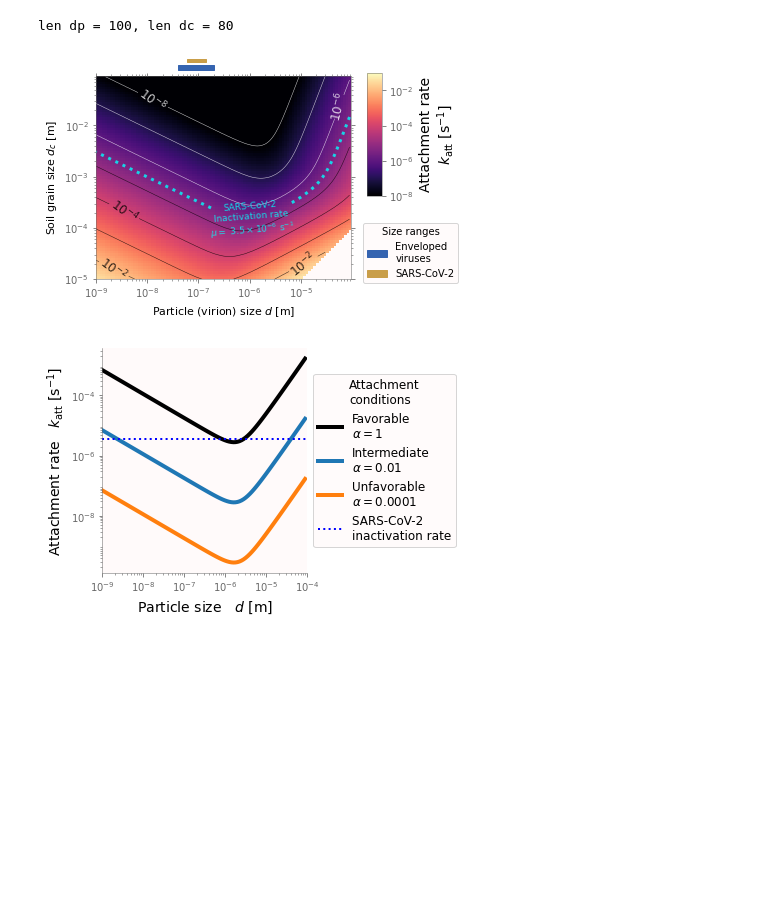
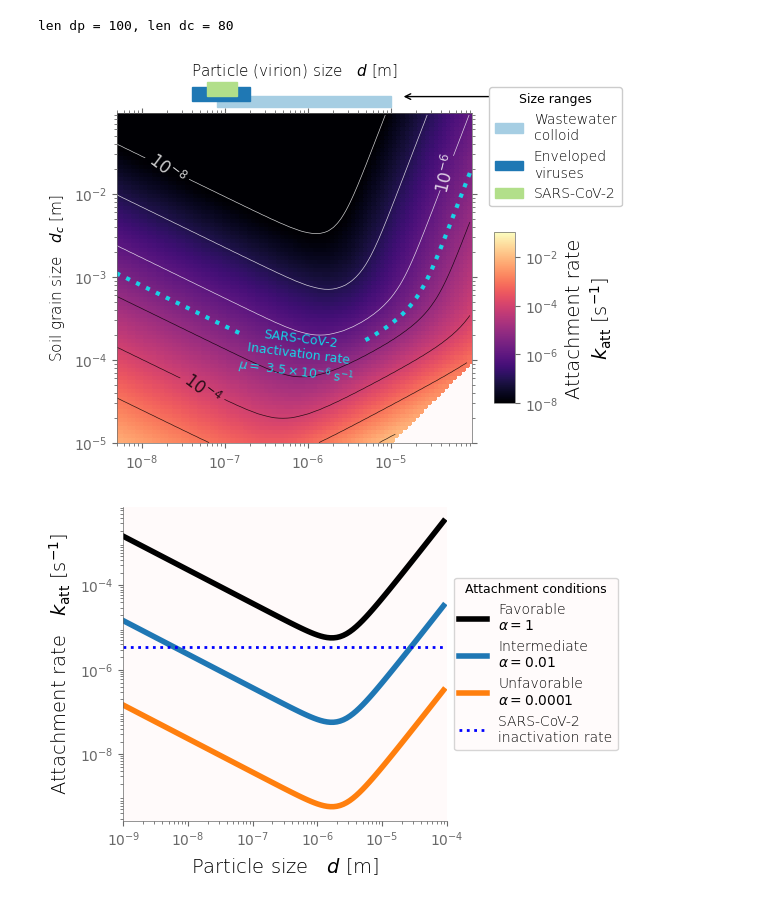
Before and after one commit to edsaac/bioparticle, a Jupyter notebook: notebooks/Concepts/Dec2022Review/AttachmentRate_Fields.ipynb, the cells around one changed output. Saved outputs shown, nothing was run; the diff lists cells and outputs as text; code cells hidden in the pictures; blank space fills up the shorter version.

Commit message:
adjust katt plots

```diff
--- a/notebooks/Concepts/Dec2022Review/AttachmentRate_Fields.ipynb
+++ b/notebooks/Concepts/Dec2022Review/AttachmentRate_Fields.ipynb
@@ -82,7 +82,7 @@ def noDim_Gravitational(dp,rhof,rhop):
 '''CASE CONSTANTS'''
 #Porosity
 theta = 0.35 # adim
-dc = 2.0E-3 # 2mm << sand
+dc = 1.0E-3 # 2mm << sand
 A = 5.0E-21 # J = N·m
 viscosity = 0.0008891 # N·s/m²
 water_density = 999.79 # kg/m³
@@ -147,7 +147,7 @@ import matplotlib.colors as colors
 import matplotlib.ticker as ticker
 from matplotlib.patches import Rectangle
 from matplotlib.collections import PatchCollection
-plt.style.use(f'/home/edsaa/Repositories/ReactiveBiomass/misc/edwin.mplstyle')
+plt.style.use(f'/home/edsaac/Repos/ReactiveBiomass/misc/edwin.mplstyle')
 # %%
 fig, ax = plt.subplots(figsize=(6,6))
 img = ax.pcolormesh(
@@ -161,7 +161,7 @@ plt.colorbar(img,ax=ax,
     location='right',
     label="Attachment rate\n" + r"$k_{\rm att}$ [s$^{{-1}}$]",
     shrink=0.3, aspect=8,
-    anchor=(0.0, 0.65))
+    anchor=(0.0, 0.40))
 
 cs = ax.contour(dpx,dcx,katt,
     np.power(10.0, np.arange(-8,0,1)),
@@ -178,63 +178,57 @@ cs_decay = ax.contour(dpx,dcx,katt,
     linestyles="dotted",
     norm=colors.LogNorm(vmin=1e-7*alpha, vmax=1e2*alpha))
 
 ax.set_yscale('log')
 ax.set_xscale('log')
 ax.set_aspect('equal')
-ax.set_xlabel(r"Particle (virion) size $d$ [m]", fontsize=11)
-ax.set_ylabel(r"Soil grain size $d_c$ [m]", fontsize=11)
 
 ax.clabel(cs, cs.levels[::2], inline=True, fmt=p_notation,
     fontsize=12,
     colors=[*"wwkkkk"])
 
 ax.clabel(cs_decay, cs_decay.levels, inline=True,
     fmt= lambda x: f"SARS-CoV-2\nInactivation rate\n$\mu =$ {sci_notation(x)} s$^{{-1}}$",
     fontsize=9, manual=[(1e-6, 2e-4)])
 
 ## Virus size
 
 rect_envirus = Rectangle(
-    (40e-9, 1.2e-1),
-    width=200e-9 - 40e-9, height=3e-2, clip_on=False,
-    fc="#3564b0", ec="#3564b0", label="Enveloped\nviruses")
+    (40e-9, 1.3e-1),
+    width=200e-9 - 40e-9, height=0.65e-1, clip_on=False,
+    fc="#1f78b4", ec="#1f78b4", label="Enveloped\nviruses")
 
 rect_sars = Rectangle(
-    (dpVirus[0], 1.1e-1 + 6e-2),
-    width=dpVirus[1] - dpVirus[0], height=3e-2, clip_on=False,
-    fc="#c99e49", ec="#c99e49", label="SARS-CoV-2")
+    (dpVirus[0], 1.5e-1),
+    width=dpVirus[1] - dpVirus[0], height=0.7e-1, clip_on=False,
+    fc="#b2df8a", ec="#b2df8a", label="SARS-CoV-2")
 
+rect_colloid = Rectangle(
+    (8e-8, 1.1e-1),
+    width=1e-5 - 1e-8, height=0.4e-1, clip_on=False,
+    fc="#a6cee3", ec="#a6cee3", label="Wastewater\ncolloid")
+
+ax.add_artist(rect_colloid)
 ax.add_artist(rect_envirus)
 ax.add_artist(rect_sars)
 
+ax.legend(title="Size ranges",
+    loc="upper left", bbox_to_anchor=(1.03, 1.10),
+    facecolor="white", framealpha=1.0,
+    prop={"weight":10, "size":10},
+    title_fontproperties={"weight":500, "size":9})
 
-# ax.axvspan(dpVirus[0],dpVirus[1],
-#     color="white",alpha=0.20)
+ax.tick_params(axis='both', which='both', right=True, top=True)
+ax.set_xlabel(r"Particle (virion) size   $d$ [m]", fontsize=11, labelpad=24)
+ax.xaxis.set_label_position('top')
+ax.set_xlim(left=5e-9)
+ax.set_ylabel(r"Soil grain size   $d_c$ [m]", fontsize=11)
 
-# ax.annotate('SARS-CoV-2\nsize range', xy=(9.16e-8,8e-2), xytext=(1e-8, 2e-1), xycoords='data',
-#             fontsize=10, ha='center', va='center',
-#             bbox=dict(boxstyle='square', fc='orangered',alpha=0.20),
-#             arrowprops=dict(arrowstyle="->",
-#                     shrinkA=0, shrinkB=10,
-#                     connectionstyle="angle,angleA=0,angleB=90,rad=10"))
-
-# ## Arrows with text
-# t = ax.text(
-#     2.0e-8, 2.5e-3, "$\mu>k_{\\rm att}$", ha="center", va="center", rotation=65, size=12,
-#     zorder=10,
-#     bbox=dict(boxstyle="rarrow,pad=1.0", fc="#ffffff88", ec="b", lw=2))
-
-# t = ax.text(
-#     1.0e-8, 3e-4, "$k_{\\rm att}>\mu$", ha="center", va="center", rotation=64, size=12,
-#     zorder=10,
-#     bbox=dict(boxstyle="larrow,pad=1.0", fc="#ffffff88", ec="r", lw=2))
-
-ax.legend(title="Size ranges", fontsize=10, loc="upper left", bbox_to_anchor=(1.03, 0.30))
-ax.tick_params(axis='both', which='both', right=True, top=True)
 ax.spines.top.set_visible(True)
+ax.annotate("", xy=(0.80, 1.05), xytext=(1.1, 1.05), xycoords="axes fraction",
+    arrowprops=dict(arrowstyle="->"), clip_on=False)
+plt.savefig("Figures/katt_field.pdf", bbox_inches='tight', pad_inches=0.05)
 plt.tight_layout()
-plt.savefig("Figures/katt_field.pdf")
 plt.show()
 # %% [output]
-[figure, old version]
+[figure, new version]
 # %%
@@ -245,7 +239,7 @@ dpVirus = [60.0E-9, 140.0E-9] #Measured sarscov2
 # %%
 from matplotlib.ticker import LogLocator
 
-fig,ax = plt.subplots()
+fig,ax = plt.subplots(figsize=(6,4))
 label = ["Favorable", "Intermediate", "Unfavorable"]
 for i, alpha_i in enumerate([1,0.01,0.0001]):
     ax.plot(
@@ -255,10 +249,11 @@ for i, alpha_i in enumerate([1,0.01,0.0001]):
 
 ax.axhline(decayRate, c="blue", ls="dotted", label="SARS-CoV-2 \ninactivation rate")
 ax.legend(
-    fontsize=12,
-    title="Attachment\nconditions",
+    title="Attachment conditions",
     loc="center left", bbox_to_anchor=(1.0,0.5),
-    title_fontsize=12)
+    prop={"weight":10, "size":10},
+    title_fontproperties={"weight":500, "size":9})
+
 ax.set(
     xscale='log',
     yscale='log',
@@ -270,7 +265,7 @@ plt.tight_layout()
 
 locator=LogLocator(numticks=5)
 ax.yaxis.set_major_locator(locator)
-plt.savefig("Figures/AttRateCFT.pdf")
+plt.savefig("Figures/AttRateCFT.pdf", bbox_inches='tight', pad_inches=0.05)
 plt.show()
 # %% [output]
-[figure, old version]
+[figure, new version]
```
Also changed, not shown: parts of 1 cell of this notebook, 1 other file.
